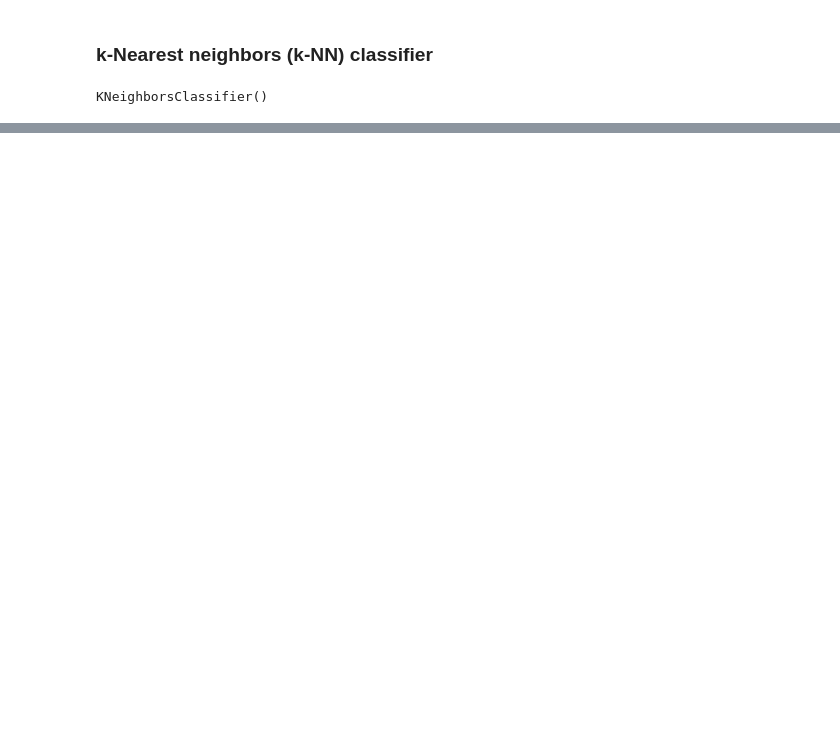
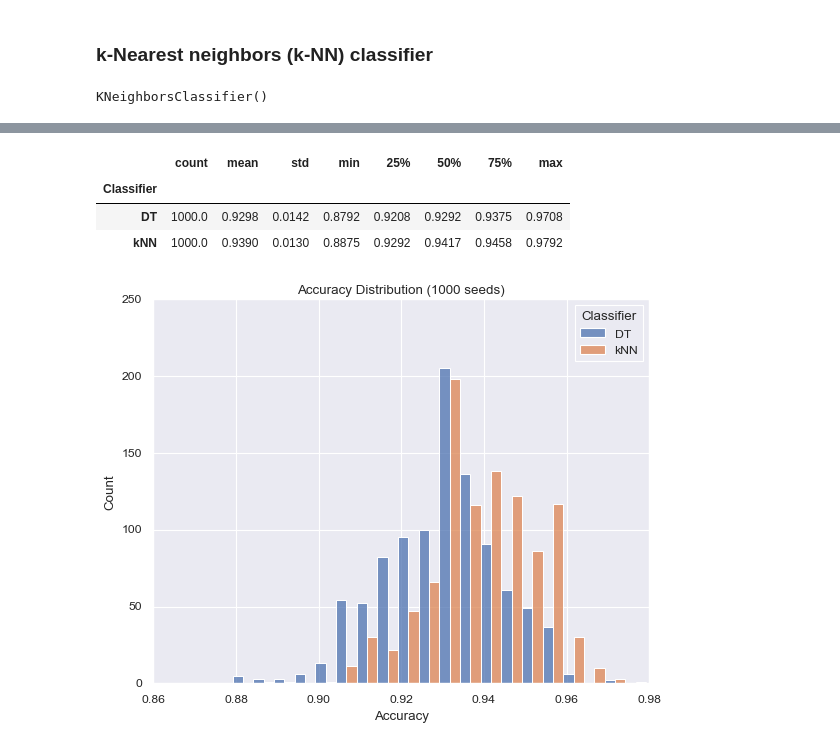
Before and after one commit to rafaeldavidjose/MLF-25-26, a Jupyter notebook: Class 2/pokemons.ipynb, the cells around one changed output, grey strips where cells are left out. Drawn from its saved outputs; the diff is of its cells as text; code cells hidden in the pictures; blank space fills up the shorter version.

```diff
--- a/Class 2/pokemons.ipynb
+++ b/Class 2/pokemons.ipynb
@@ -316,0 +353,54 @@ knnClf.score(X_test, y_test)
+# %%
+# Show the distribution of accuracy for DT and kNN classifiers when using different random seeds for splitting data into train and test sets
+
+results = []
+
+for seed in range(1000):
+    # Split the data into training and testing sets
+    X_train, X_test, y_train, y_test = train_test_split(
+        X, y, test_size=0.3, random_state=seed)
+
+    # Train Decision Tree Classifier
+    dtClf = DecisionTreeClassifier(max_depth=3, random_state=seed)
+    dtClf.fit(X_train, y_train)
+
+    # Predict and calculate accuracy
+    y_pred_dt = dtClf.predict(X_test)
+    accuracy_dt = accuracy_score(y_test, y_pred_dt)
+    results.append({"Accuracy": accuracy_dt, "Classifier": "DT"})
+
+    # Train k-Nearest Neighbors Classifier
+    knnClf = KNeighborsClassifier(5)
+    knnClf.fit(X_train, y_train)
+
+    # Predict and calculate accuracy
+    y_pred_knn = knnClf.predict(X_test)
+    accuracy_knn = accuracy_score(y_test, y_pred_knn)
+    results.append({"Accuracy": accuracy_knn, "Classifier": "kNN"})
+
+# Convert results to DataFrame
+df_results = pd.DataFrame(results)
+
+# Table of the basic statistics of the accuracy results
+stats_results = df_results.groupby('Classifier')['Accuracy'].describe().round(4)
+stats_results
+# %% [output]
+|  | count | mean | std | min | 25% | 50% | 75% | max |
+| Classifier |  |  |  |  |  |  |  |  |
+| DT | 1000.0 | 0.9298 | 0.0142 | 0.8792 | 0.9208 | 0.9292 | 0.9375 | 0.9708 |
+| kNN | 1000.0 | 0.9390 | 0.0130 | 0.8875 | 0.9292 | 0.9417 | 0.9458 | 0.9792 |
+# %%
+# Plot the distribution of accuracies for both classifiers separately using one histogram
+sns.histplot(
+    data=df_results,
+    x="Accuracy",
+    hue="Classifier",
+    #kde=True,
+    bins=20,
+    palette="deep",
+    multiple="dodge"
+)
+plt.title("Accuracy Distribution (1000 seeds)")
+plt.show()
+# %% [output]
+[figure, added]
```
Also changed, not shown: parts of 14 cells of this notebook.
